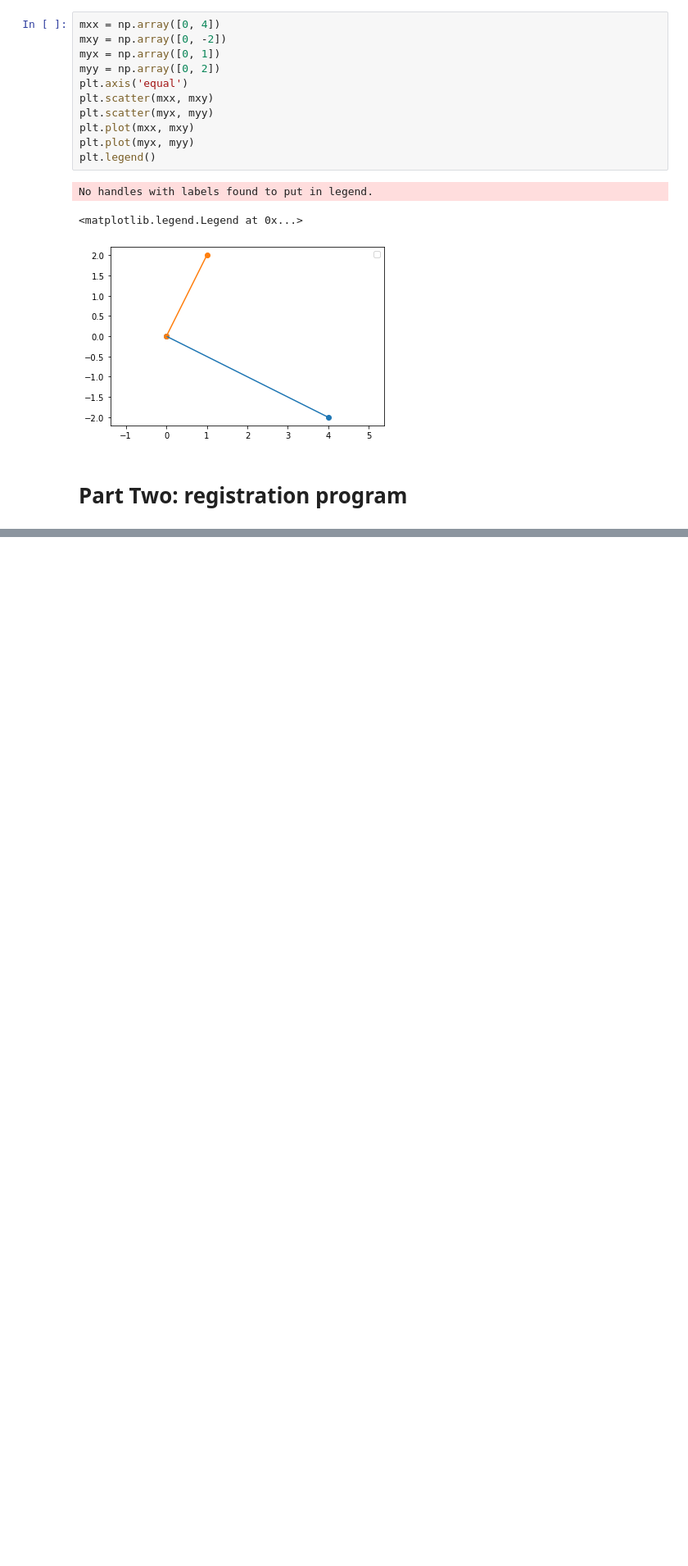
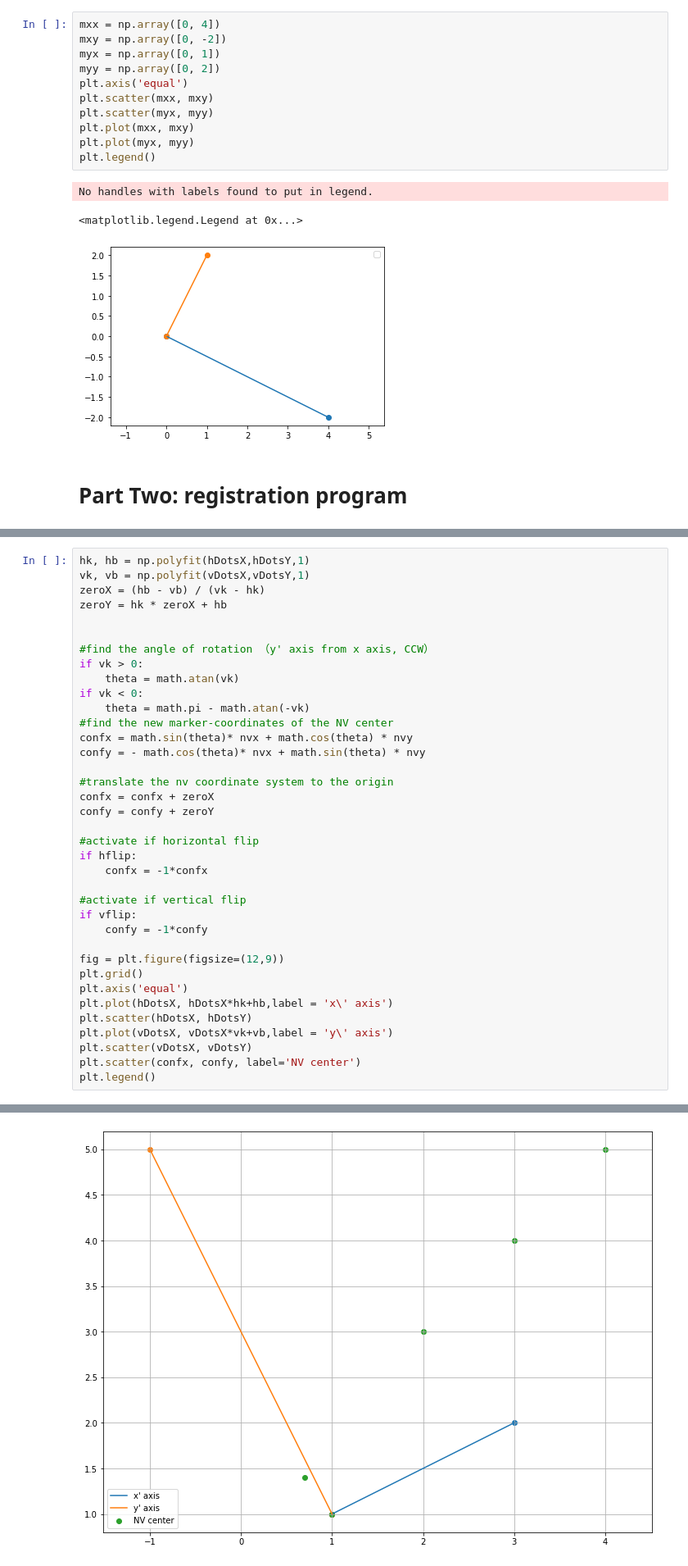
Before and after one commit to ahserhan/NV-Registration, a Jupyter notebook: Cell_test/marker2confocal.ipynb, the cells around one changed output, grey strips where cells are left out. Shown at 82% size. Saved outputs shown, nothing was run; the diff lists cells and outputs as text; blank space fills up the shorter version.

```diff
--- a/confocal2marker.ipynb
+++ b/Cell_test/marker2confocal.ipynb
@@ -112,0 +98,38 @@ markx, marky
+# %%
+hk, hb = np.polyfit(hDotsX,hDotsY,1)
+vk, vb = np.polyfit(vDotsX,vDotsY,1)
+zeroX = (hb - vb) / (vk - hk)
+zeroY = hk * zeroX + hb
+
+
+#find the angle of rotation （y' axis from x axis, CCW）
+if vk > 0:
+    theta = math.atan(vk)
+if vk < 0:
+    theta = math.pi - math.atan(-vk)
+#find the new marker-coordinates of the NV center
+confx = math.sin(theta)* nvx + math.cos(theta) * nvy
+confy = - math.cos(theta)* nvx + math.sin(theta) * nvy
+
+#translate the nv coordinate system to the origin
+confx = confx + zeroX
+confy = confy + zeroY
+
+#activate if horizontal flip
+if hflip:
+    confx = -1*confx
+
+#activate if vertical flip
+if vflip:
+    confy = -1*confy
+
+fig = plt.figure(figsize=(12,9))
+plt.grid()
+plt.axis('equal')
+plt.plot(hDotsX, hDotsX*hk+hb,label = 'x\' axis')
+plt.scatter(hDotsX, hDotsY)
+plt.plot(vDotsX, vDotsX*vk+vb,label = 'y\' axis')
+plt.scatter(vDotsX, vDotsY)
+plt.scatter(confx, confy, label='NV center')
+plt.legend()
+# %% [output]
@@ -112,0 +137 @@ markx, marky
+[figure, added]
```
Also changed, not shown: parts of 5 cells of this notebook, 5 other files.
